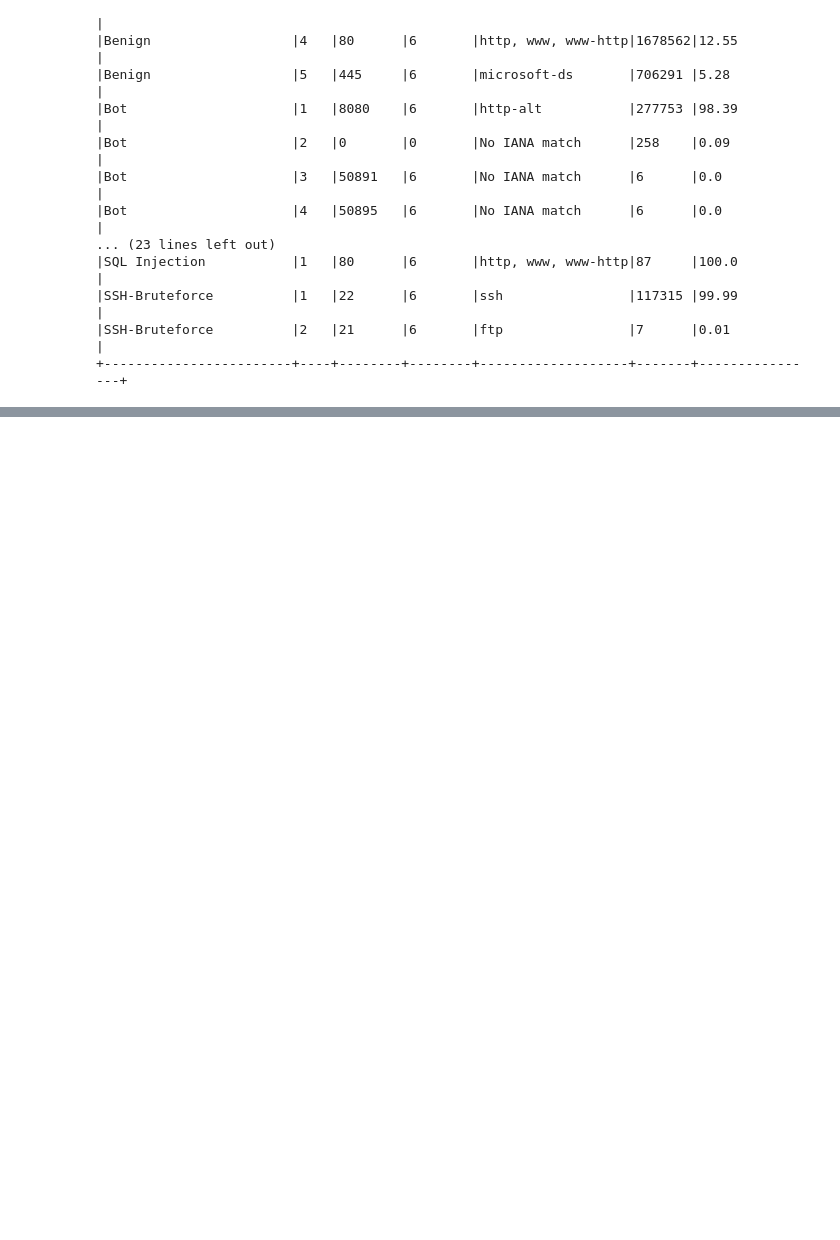
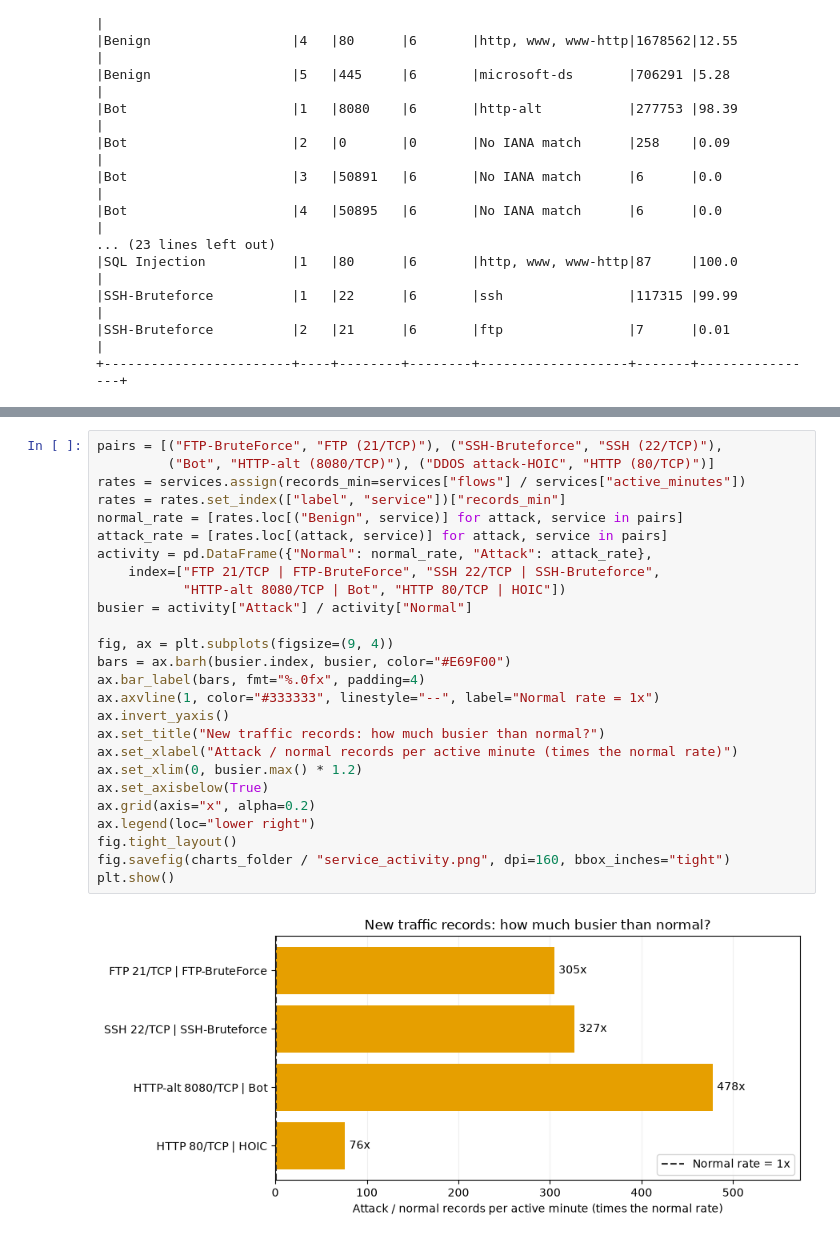
Before and after one commit to waleedm96/DPA-Cybersecurity-Analysis, a Jupyter notebook: notebooks/DPA_Volume_Part1.ipynb, the cells around one changed output, grey strips where cells are left out. Drawn from its saved outputs; the diff is of its cells as text; blank space fills up the shorter version.

```diff
--- a/notebooks/DPA_Volume_Part1.ipynb
+++ b/notebooks/DPA_Volume_Part1.ipynb
@@ -1210,0 +1343,28 @@ This chart compares medians only. The duration ranges overlap, as shown in Step
+# %%
+pairs = [("FTP-BruteForce", "FTP (21/TCP)"), ("SSH-Bruteforce", "SSH (22/TCP)"),
+         ("Bot", "HTTP-alt (8080/TCP)"), ("DDOS attack-HOIC", "HTTP (80/TCP)")]
+rates = services.assign(records_min=services["flows"] / services["active_minutes"])
+rates = rates.set_index(["label", "service"])["records_min"]
+normal_rate = [rates.loc[("Benign", service)] for attack, service in pairs]
+attack_rate = [rates.loc[(attack, service)] for attack, service in pairs]
+activity = pd.DataFrame({"Normal": normal_rate, "Attack": attack_rate},
+    index=["FTP 21/TCP | FTP-BruteForce", "SSH 22/TCP | SSH-Bruteforce",
+           "HTTP-alt 8080/TCP | Bot", "HTTP 80/TCP | HOIC"])
+busier = activity["Attack"] / activity["Normal"]
+
+fig, ax = plt.subplots(figsize=(9, 4))
+bars = ax.barh(busier.index, busier, color="#E69F00")
+ax.bar_label(bars, fmt="%.0fx", padding=4)
+ax.axvline(1, color="#333333", linestyle="--", label="Normal rate = 1x")
+ax.invert_yaxis()
+ax.set_title("New traffic records: how much busier than normal?")
+ax.set_xlabel("Attack / normal records per active minute (times the normal rate)")
+ax.set_xlim(0, busier.max() * 1.2)
+ax.set_axisbelow(True)
+ax.grid(axis="x", alpha=0.2)
+ax.legend(loc="lower right")
+fig.tight_layout()
+fig.savefig(charts_folder / "service_activity.png", dpi=160, bbox_inches="tight")
+plt.show()
+# %% [output]
+[figure, added]
```
Also changed, not shown: parts of 29 cells of this notebook, 1 other file.
